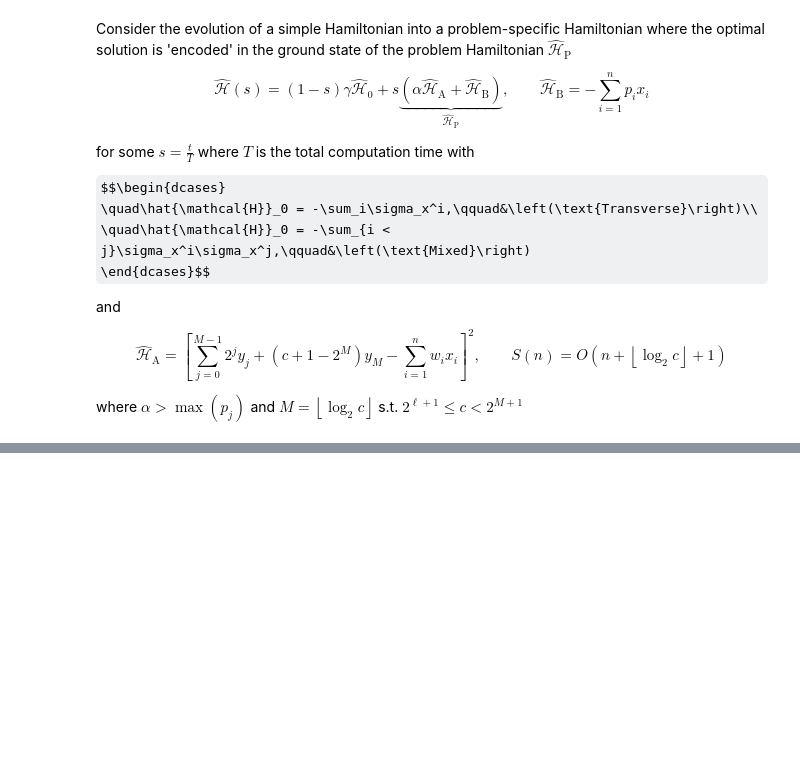
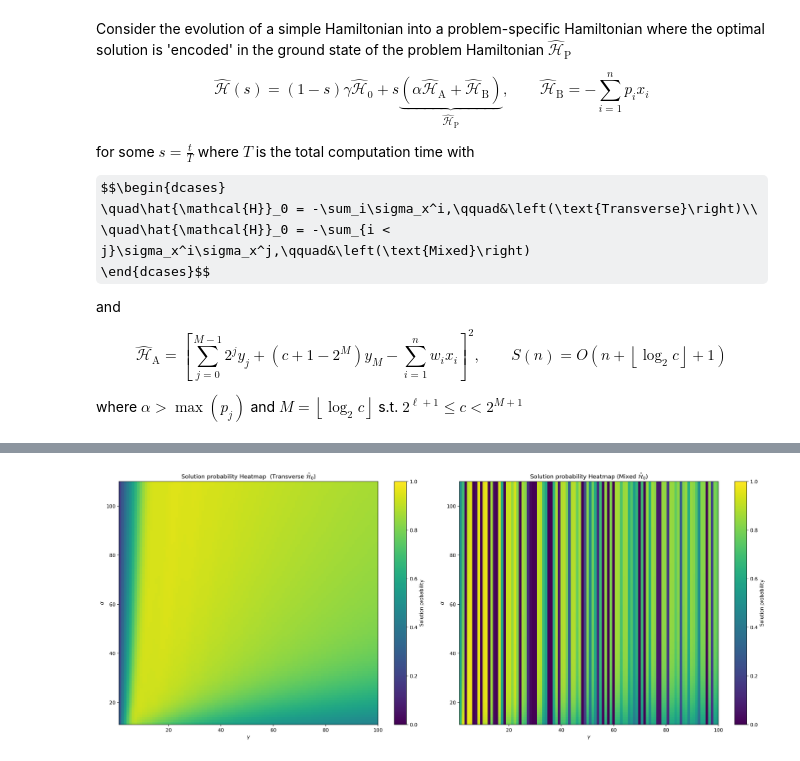
Before and after one commit to raw-asparagus/SP3172, a Jupyter notebook: quantum_annealing/main.ipynb, the cells around one changed output, grey strips where cells are left out. Drawn from its saved outputs; the diff is of its cells as text; code cells hidden in the pictures; some formulas as TeX source; blank space fills up the shorter version.

```diff
--- a/quantum_annealing/main.ipynb
+++ b/quantum_annealing/main.ipynb
@@ -95,9 +79,0 @@ print(probs_lst)
-# %%
-valid_solutions = ["1010", "1001"]
-# valid_solutions = ["10111111"]
-# valid_solutions = ['10010001111']
-
-alphas = np.linspace(np.max(sim.get_profits()) + 1, np.max(sim.get_profits()) + 100, 100)
-gammas = np.linspace(1, 200, 200)
-
-prob_matrix = np.zeros((alphas.shape[0], gammas.shape[0]))
@@ -151,0 +90,78 @@ prob_matrix = np.zeros((alphas.shape[0], gammas.shape[0]))
+# %%
+def plot_1(
+    lower_alpha: float,
+    upper_alpha: float,
+    lower_gamma: float,
+    upper_gamma: float,
+    steps: int,
+) -> None:
+    alphas = np.linspace(
+        np.max(sim.get_profits()) + lower_alpha,
+        np.max(sim.get_profits()) + upper_alpha,
+        steps,
+    )
+    gammas = np.linspace(lower_gamma, upper_gamma, steps)
+
+    prob_mat1 = np.zeros((alphas.shape[0], gammas.shape[0]))
+    prob_mat2 = np.zeros((alphas.shape[0], gammas.shape[0]))
+
+    for i, alpha in enumerate(alphas):
+        sim.set_alpha(alpha)
+        for j, gamma in enumerate(gammas):
+            sim.set_gamma(gamma)
+            sim.set_H_0_state("transverse")
+            final_probs = sim.compute_probs(sim.anneal(num_steps), num_sub_steps)[-1]
+            prob_mat1[i, j] = sum(
+                prob
+                for idx, prob in enumerate(final_probs)
+                if format(idx, f"0{sim.get_total_qubits()}b") in valid_solutions
+            )
+            sim.set_H_0_state("mixed")
+            final_probs = sim.compute_probs(sim.anneal(num_steps), num_sub_steps)[-1]
+            prob_mat2[i, j] = sum(
+                prob
+                for idx, prob in enumerate(final_probs)
+                if format(idx, f"0{sim.get_total_qubits()}b") in valid_solutions
+            )
+
+    fig, (ax1, ax2) = plt.subplots(1, 2, figsize=(20, 8), dpi=300)
+
+    cax1 = ax1.imshow(
+        prob_mat1,
+        extent=[gammas.min(), gammas.max(), alphas.min(), alphas.max()],
+        aspect="auto",
+        origin="lower",
+        vmin=0.0,
+        vmax=1.0,
+    )
+    fig.colorbar(cax1, ax=ax1, label="Solution probability")
+    ax1.set(
+        xlabel=r"$\gamma$",
+        ylabel=r"$\alpha$",
+        title=r"Solution probability Heatmap  (Transverse $\hat{\mathcal{H}}_0$)",
+    )
+    ax1.grid(False)
+
+    cax2 = ax2.imshow(
+        prob_mat2,
+        extent=[gammas.min(), gammas.max(), alphas.min(), alphas.max()],
+        aspect="auto",
+        origin="lower",
+        vmin=0.0,
+        vmax=1.0,
+    )
+    fig.colorbar(cax2, ax=ax2, label="Solution probability")
+    ax2.set(
+        xlabel=r"$\gamma$",
+        ylabel=r"$\alpha$",
+        title=r"Solution probability Heatmap (Mixed $\hat{\mathcal{H}}_0$)",
+    )
+    ax2.grid(False)
+
+    plt.tight_layout()
+    plt.show()
+
+
+plot_1(1, 100, 1, 100, 100)
+# %% [output]
+[figure, added]
```
Also changed, not shown: parts of 9 cells of this notebook, 4 other files.
